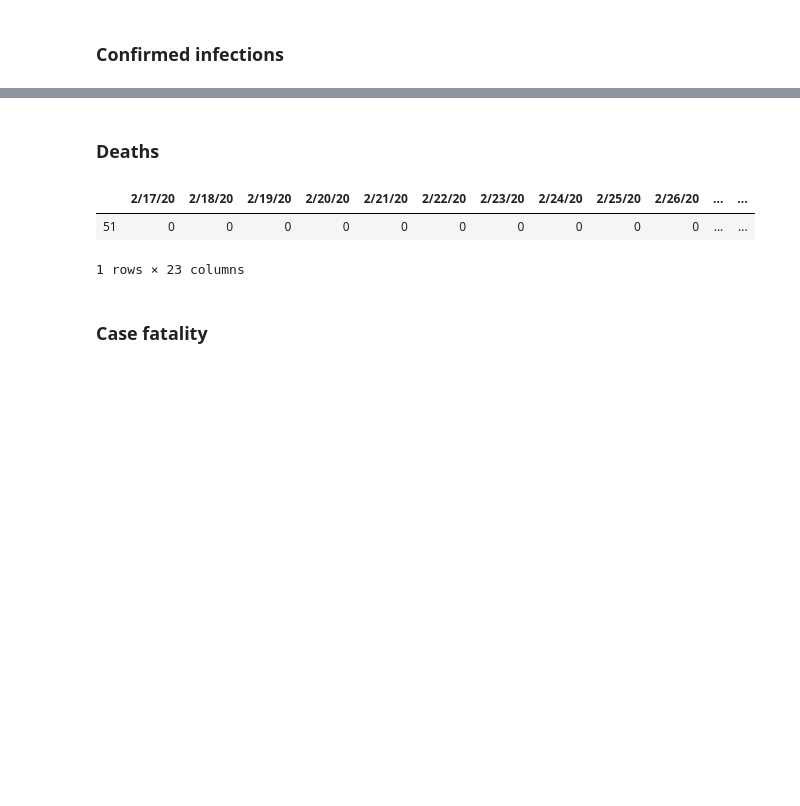
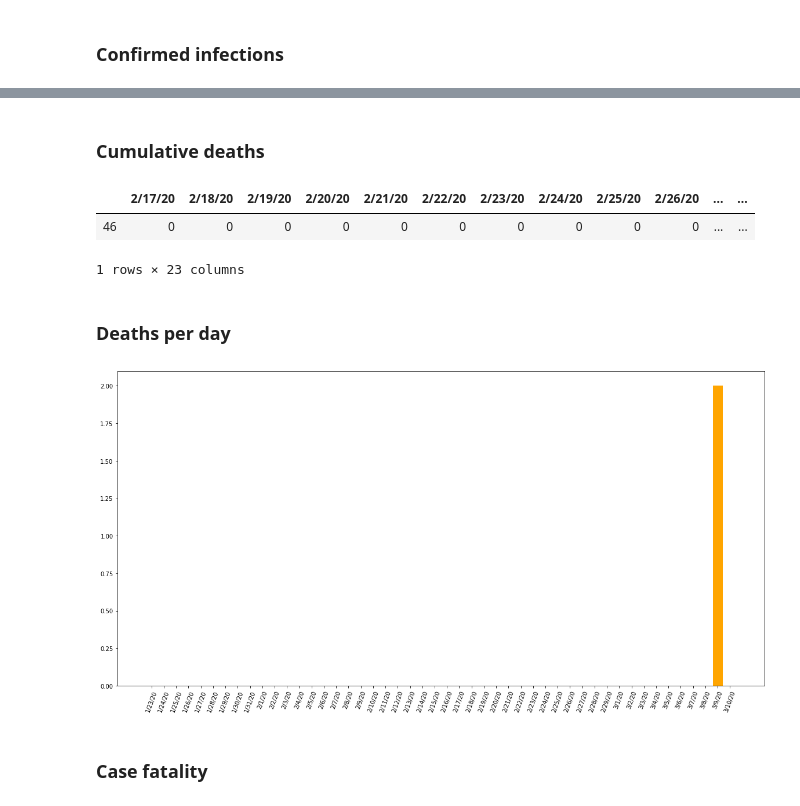
Before and after one commit to luigiselmi/datascience, a Jupyter notebook: python/covid19-monitoring-notebook.ipynb, the cells around one changed output, grey strips where cells are left out. Drawn from its saved outputs; the diff is of its cells as text; code cells hidden in the pictures; blank space fills up the shorter version.

```diff
--- a/python/covid-19_deaths.ipynb
+++ b/python/covid19-monitoring-notebook.ipynb
@@ -60,13 +84,26 @@ cgd = confirmed_germany_per_day.T['2/17/20':]; cgd.T
 1 rows × 23 columns
+# %% [markdown]
+### Cumulative deaths
+# %%
+cumulative_deaths_per_day_germany = deaths[deaths['Country/Region'] == 'Germany']
+dgd = cumulative_deaths_per_day_germany.T['2/17/20':]; dgd.T
+# %% [output]
+|  | 2/17/20 | 2/18/20 | 2/19/20 | 2/20/20 | 2/21/20 | 2/22/20 | 2/23/20 | 2/24/20 | 2/25/20 | 2/26/20 | ... | ... |
+| 46 | 0 | 0 | 0 | 0 | 0 | 0 | 0 | 0 | 0 | 0 | ... | ... |
+1 rows × 23 columns
 # %% [markdown]
-### Deaths
+### Deaths per day
-# %%
-deaths_germany_per_day = deaths[deaths['Country/Region'] == 'Germany']
-dgd = deaths_germany_per_day.T['2/17/20':]; dgd.T
-# %% [output]
-|  | 2/17/20 | 2/18/20 | 2/19/20 | 2/20/20 | 2/21/20 | 2/22/20 | 2/23/20 | 2/24/20 | 2/25/20 | 2/26/20 | ... | ... |
-| 51 | 0 | 0 | 0 | 0 | 0 | 0 | 0 | 0 | 0 | 0 | ... | ... |
-1 rows × 23 columns
+# %%
+cumulative_deaths_per_day_germany_array = cumulative_deaths_per_day_germany.values[0][start_dates_index:]
+cumulative_deaths_per_day_germany_array.size
+new_deaths_per_day_germany = [cumulative_deaths_per_day_germany_array[i + 1] - cumulative_deaths_per_day_germany_array[i] for i in range(0,days.size - 1)]
+# %%
+pg = plt.bar(days[1:days.size], new_deaths_per_day_germany[:days.size], color='orange')
+#ax.legend()
+plt.xticks(rotation=70)
+plt.show()
+# %% [output]
+[figure, added]
 # %% [markdown]
 ### Case fatality
 # %%
```
Also changed, not shown: parts of 29 cells of this notebook.
